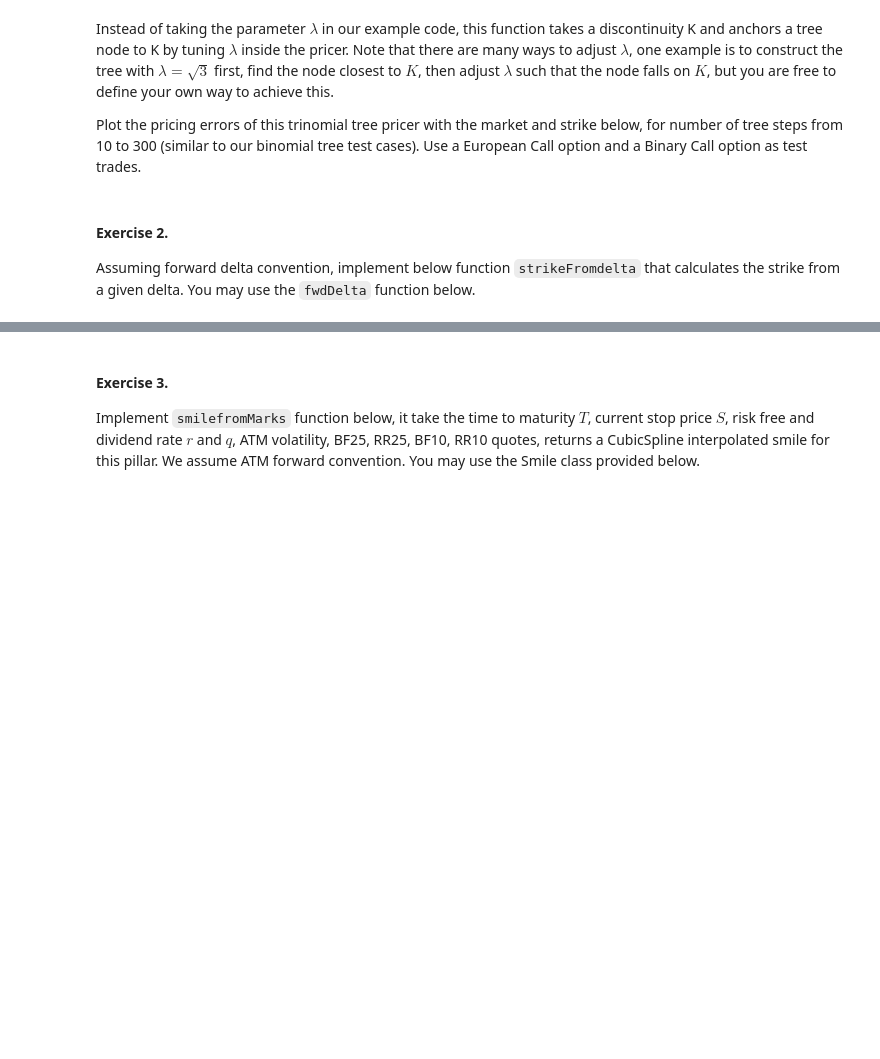
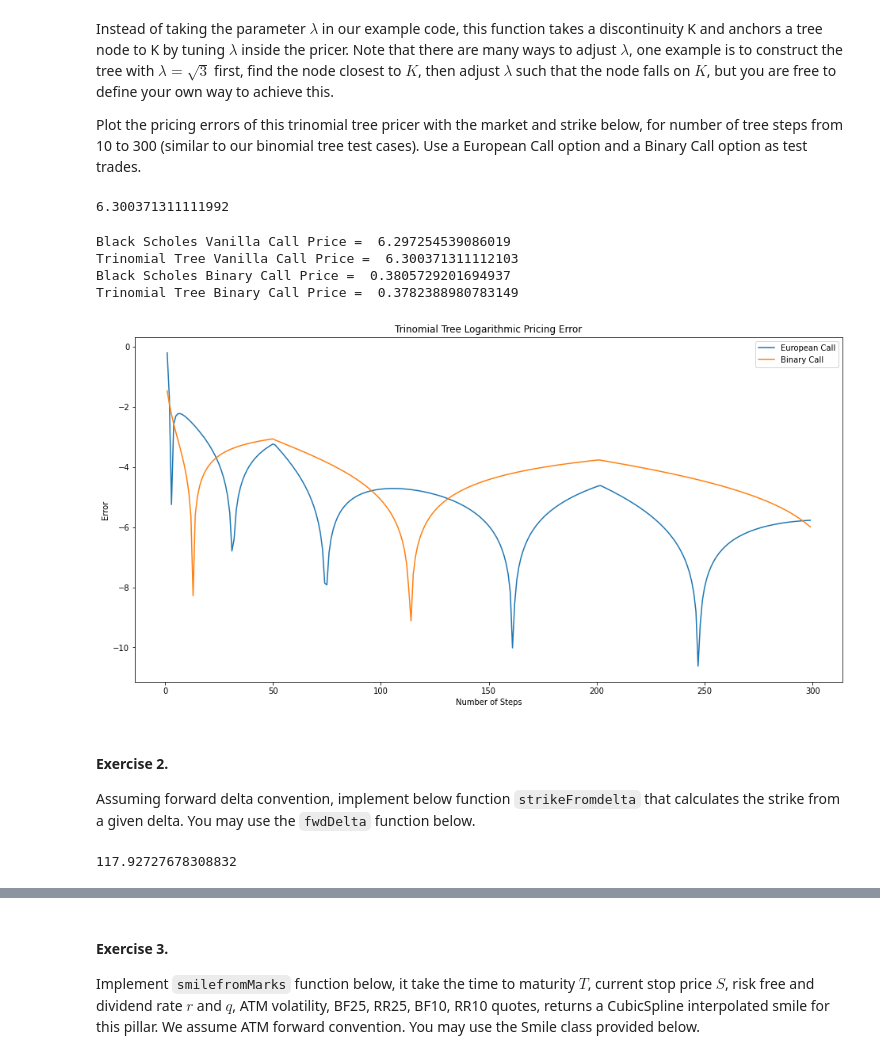
Before and after one commit to anirban2294/Numerical_Pricers, a Jupyter notebook: assignment2_Anirban.ipynb, the cells around one changed output, grey strips where cells are left out. Cells and saved outputs as stored; diff of their text form; code cells hidden in the pictures; blank space fills up the shorter version.

Commit message:
Trinomial Tree Pricing and FwdDelta Calibration

```diff
--- a/assignment2_Anirban.ipynb
+++ b/assignment2_Anirban.ipynb
@@ -23,0 +76,15 @@ Use a European Call option and a Binary Call option as test trades.
+# %%
+#Calibrate node to discontinuity function
+def Cal_lmda(vol, t, S, n, K, lmda_i=np.sqrt(3)):
+    #Use intial assumption of lambda and check last nodes of tree, vsi
+    u_i = np.exp(lmda_i * vol * np.sqrt(t))
+    vs_i = [S * u_i ** (n - i) for i in range(2*n + 1)]
+    #Calculate nearest node to discontinuity and its index
+    K_Index = (np.abs(np.array(vs_i) - K)).argmin()
+    K_Near = vs_i[K_Index]
+    #Back-calculate lambda setting node at K.
+    if (n - K_Index)==0:
+        return lmda_i
+        #raise Exception("K and S too close, calibration of lamda not possible")
+    else:
+        return 1/((n - K_Index)*vol*np.sqrt(t))*np.log(K_Near/S)
@@ -24,6 +108,44 @@ Use a European Call option and a Binary Call option as test trades.
 # %%
+trade = EuropeanOption(1, 105, PayoffType.Call)
+n = 300
 K = 105
-S, r, vol = 100, 0.01, 0.2
+S, r, q, vol = 100, 0.01, 0, 0.2
+# %%
+trinomialPricerAnchor(S, r, q, vol, trade, n, K)
+# %% [output]
+6.300371311111992
+# %%
+def testTrinomial():
+    S, r, q, vol = 100, 0.01, 0, 0.2
+    n, K = 300, 110
+    opt1 = EuropeanOption(1, 105, PayoffType.Call)
+    opt2 = EuropeanOption(1, 105, PayoffType.BinaryCall)
+    bsprc1 = bsPrice(S, r, vol, opt1.expiry, opt1.strike, opt1.payoffType)
+    bsprc2 = bsPrice(S, r, vol, opt2.expiry, opt2.strike, opt2.payoffType)
+    prc1 = trinomialPricerAnchor(S, r, q, vol, opt1, n, K)
+    prc2 = trinomialPricerAnchor(S, r, q, vol, opt2, n, K)
+    print("Black Scholes Vanilla Call Price = ", bsprc1)
+    print("Trinomial Tree Vanilla Call Price = ", prc1)
+    print("Black Scholes Binary Call Price = ", bsprc2)
+    print("Trinomial Tree Binary Call Price = ", prc2)
+    Opt1_Err = [math.log(abs(trinomialPricerAnchor(S, r, q, vol, opt1, i, K) - bsprc1)) for i in range(1, n)]
+    Opt2_Err = [math.log(abs(trinomialPricerAnchor(S, r, q, vol, opt2, i, K) - bsprc2)) for i in range(1, n)]
+    plt.figure(figsize =(16,8))
+    plt.plot(range(1, n), Opt1_Err, label="European Call")
+    plt.plot(range(1, n), Opt2_Err, label="Binary Call")
+    plt.title("Trinomial Tree Logarithmic Pricing Error")
+    plt.xlabel("Number of Steps")
+    plt.ylabel("Error")
+    plt.legend()
+    plt.show()
+# %%
+testTrinomial()
+# %% [output]
+Black Scholes Vanilla Call Price =  6.297254539086019
+Trinomial Tree Vanilla Call Price =  6.300371311112103
+Black Scholes Binary Call Price =  0.3805729201694937
+Trinomial Tree Binary Call Price =  0.3782388980783149
+[figure, added]
 # %% [markdown]
 #### Exercise 2.
 
@@ -52,0 +177,5 @@ def strikeFromDelta(S, r, q, T, vol, delta, payoffType):
+# %%
+S, r, q, T, vol, delta, payoffType = 100, 0.01, 0, 1, 0.2, 0.25, PayoffType.Call
+strikeFromDelta(S, r, q, T, vol, delta, payoffType)
+# %% [output]
+117.92727678308832
```
Also changed, not shown: parts of 9 cells of this notebook, 1 other file.
